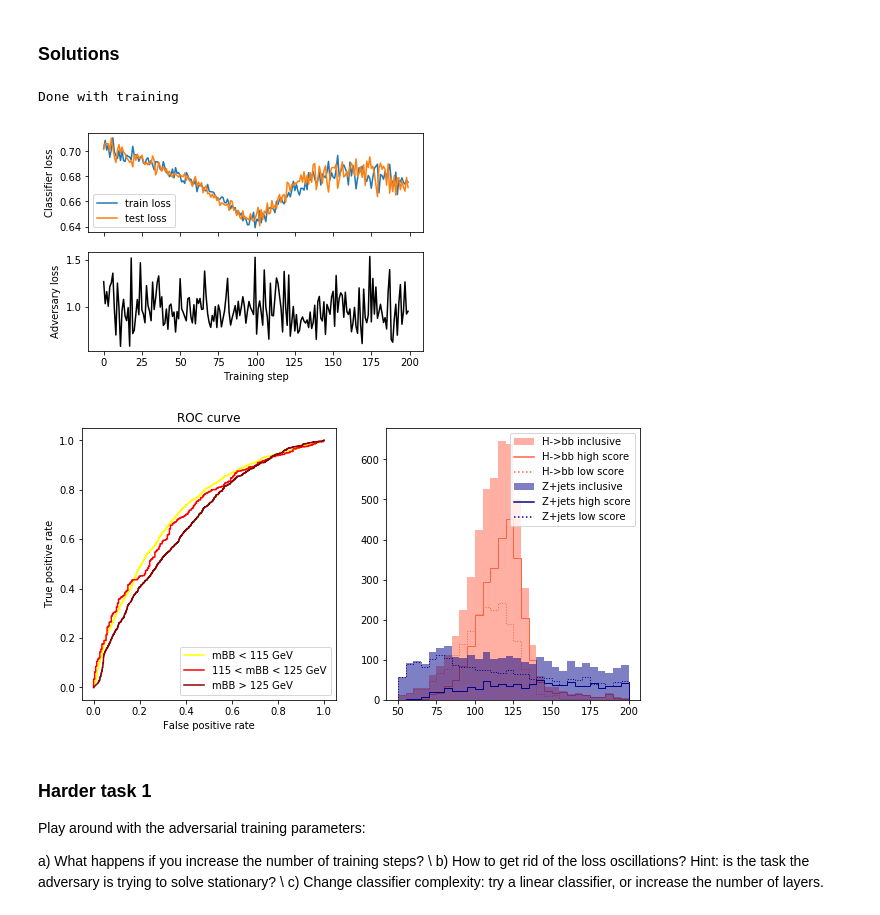
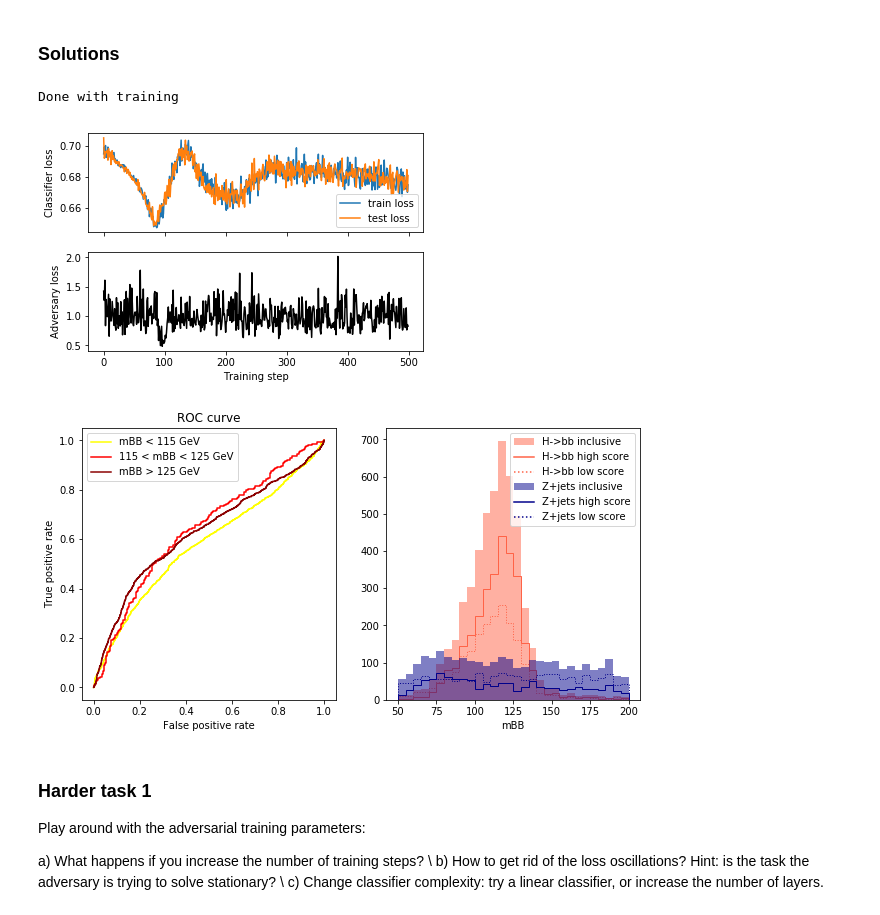
Before and after one commit to yandexdataschool/mlhep2019, a Jupyter notebook: notebooks/day-8/IndependenceSeminar.ipynb, the cells around one changed output. Cells and saved outputs as stored; diff of their text form; code cells hidden in the pictures.

```diff
--- a/notebooks/day-8/IndependenceSeminar.ipynb
+++ b/notebooks/day-8/IndependenceSeminar.ipynb
@@ -652,6 +655,7 @@ def show_mass_distribution(ax, clf, generate):
 
     ax.legend(custom_lines, ['H->bb inclusive', 'H->bb high score', 'H->bb low score',
                              'Z+jets inclusive', 'Z+jets high score', 'Z+jets low score'])
+    ax.set_xlabel('mBB')
 
 def evaluate_hbb_classifier(clf, generate):
 
@@ -682,17 +686,17 @@ Task: Reuse the functions above to train your own adversarial classifier.
 # %%
 # <your code here>
 #
 # train the classifier here:
-clf_hbb_adv = adversarial_training(generate_hbb, 200)
+clf_hbb_adv = adversarial_training(generate_hbb, 500)
 #
 # evaluate the classifier here:
 evaluate_hbb_classifier(clf_hbb_adv, generate_hbb)
 #
 #
 # %% [output]
 Done with training
-[figure, old version]
+[figure, new version]
-[figure, old version]
+[figure, new version]
 # %% [markdown]
 ### Harder task 1
 
```
Also changed, not shown: parts of 6 cells of this notebook.
